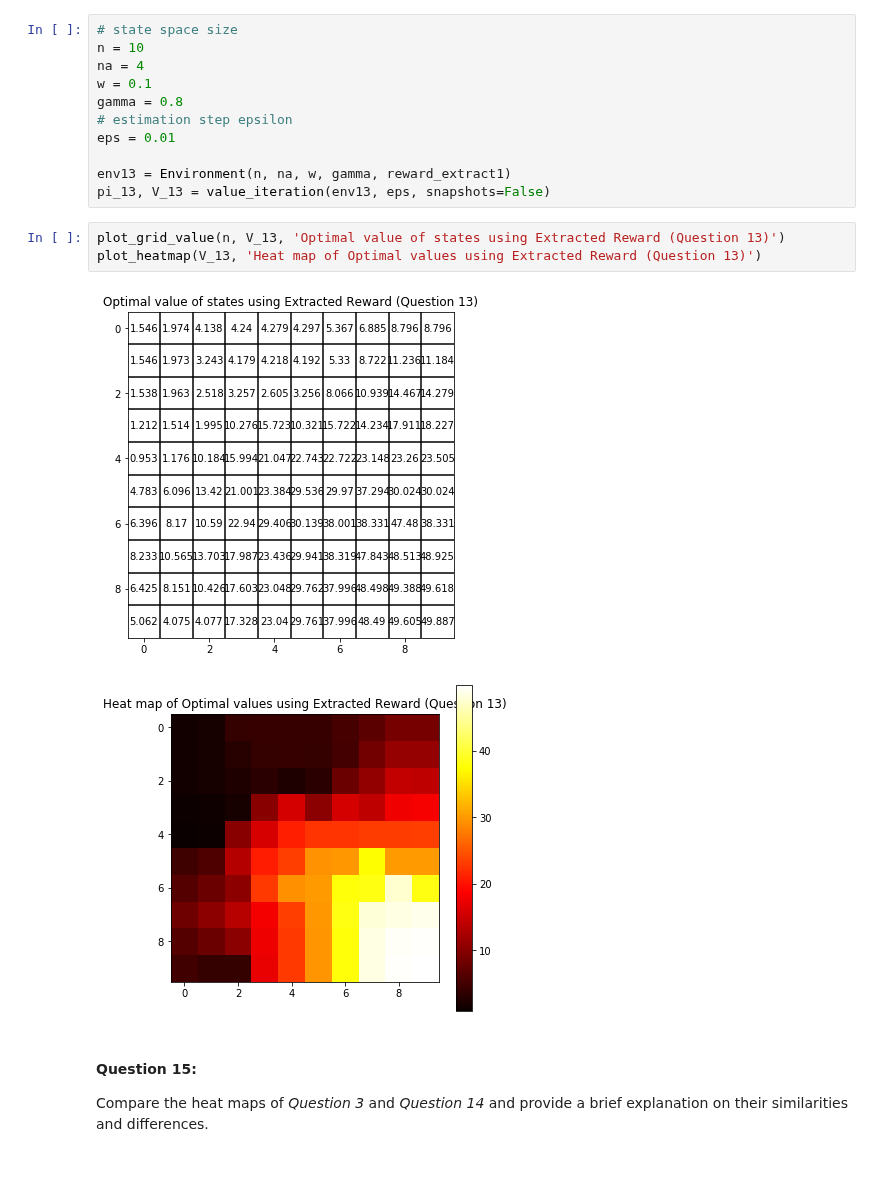
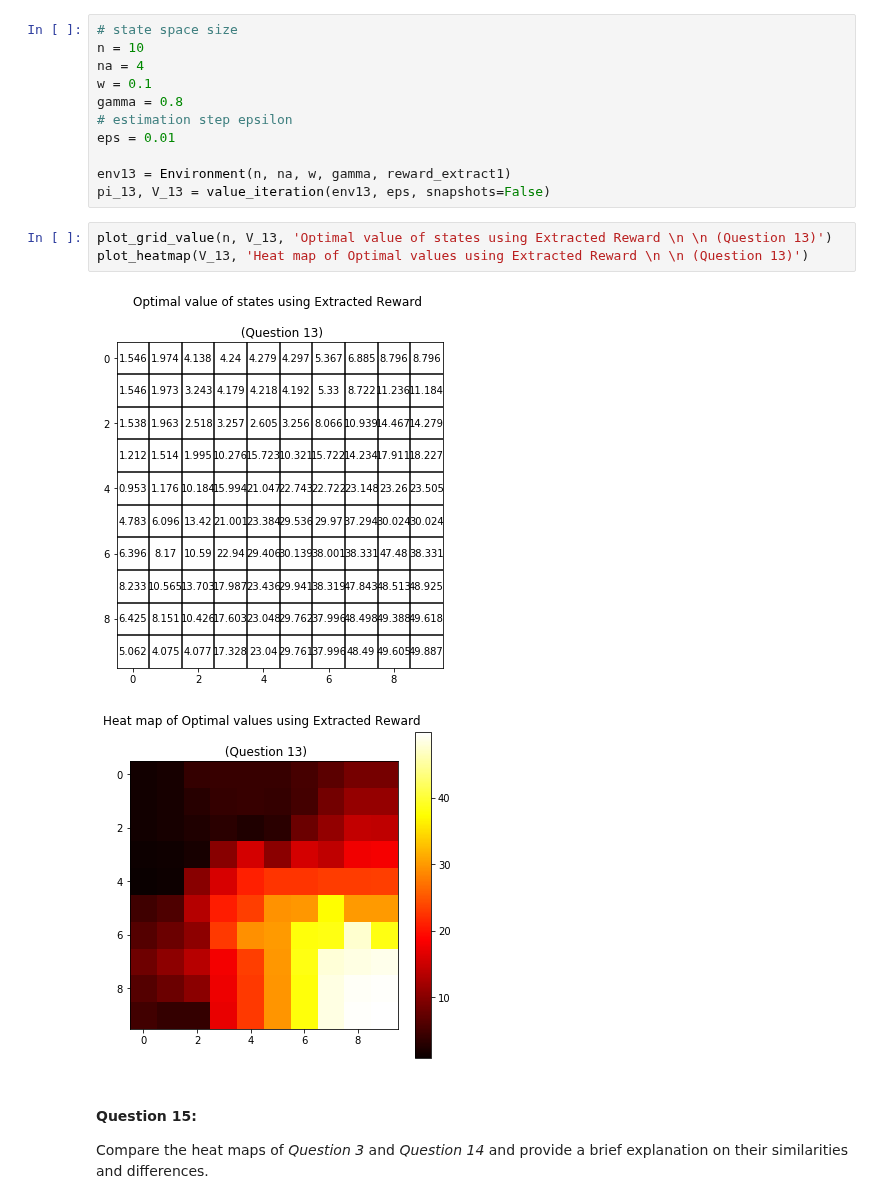
Before and after one commit to MaggieX/Large_Scale_Social_Complex_Network, a Jupyter notebook: Project3/Project3_Q1_Q24.ipynb, the cells around one changed output. Saved outputs shown, nothing was run; the diff lists cells and outputs as text; blank space fills up the shorter version.

Commit message:
Adjust titles for figures in IRL part

```diff
--- a/Project3/Project3_Q1_Q24.ipynb
+++ b/Project3/Project3_Q1_Q24.ipynb
@@ -720,11 +720,11 @@ eps = 0.01
 env13 = Environment(n, na, w, gamma, reward_extract1)
 pi_13, V_13 = value_iteration(env13, eps, snapshots=False)
 # %%
-plot_grid_value(n, V_13, 'Optimal value of states using Extracted Reward (Question 13)')
-plot_heatmap(V_13, 'Heat map of Optimal values using Extracted Reward (Question 13)')
+plot_grid_value(n, V_13, 'Optimal value of states using Extracted Reward \n \n (Question 13)')
+plot_heatmap(V_13, 'Heat map of Optimal values using Extracted Reward \n \n (Question 13)')
 # %% [output]
-[figure, old version]
+[figure, new version]
-[figure, old version]
+[figure, new version]
 # %% [markdown]
 #### Question 15:
 Compare the heat maps of *Question 3* and *Question 14* and provide a brief explanation on their similarities and differences.
```
Also changed, not shown: parts of 6 cells of this notebook.
